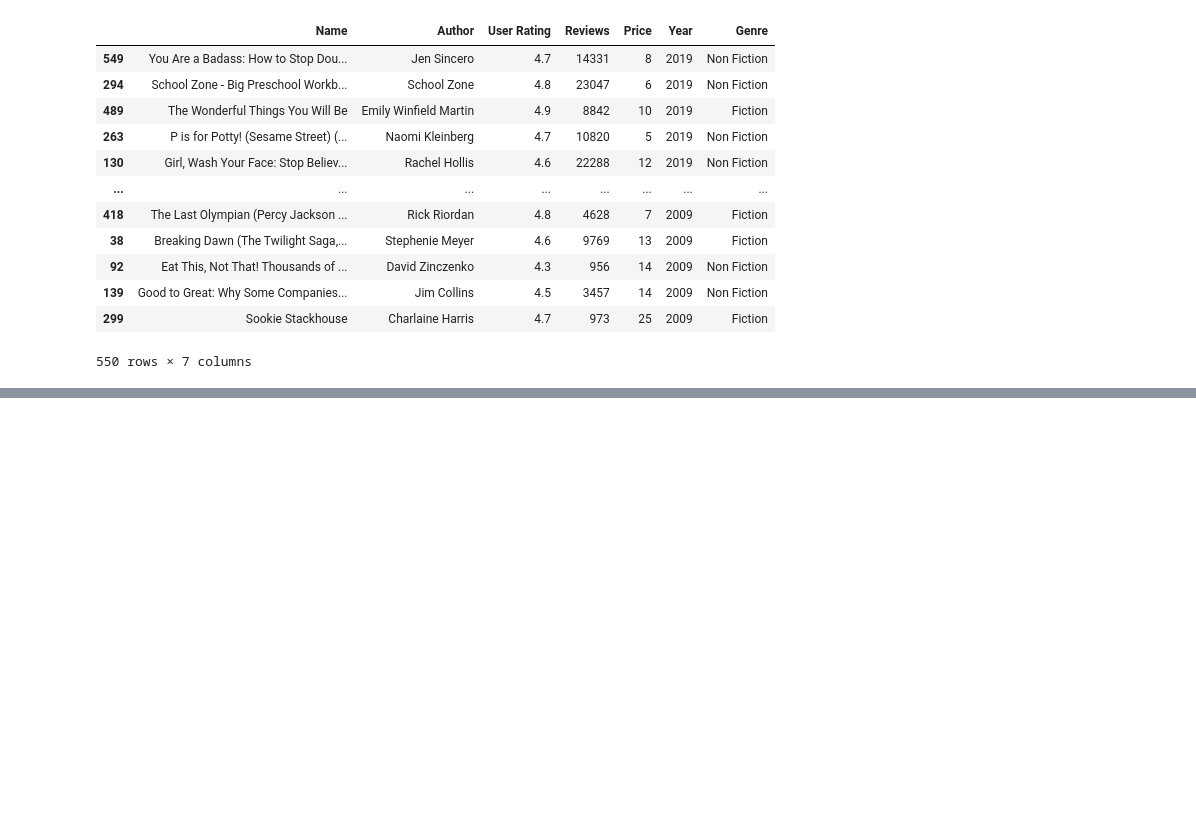
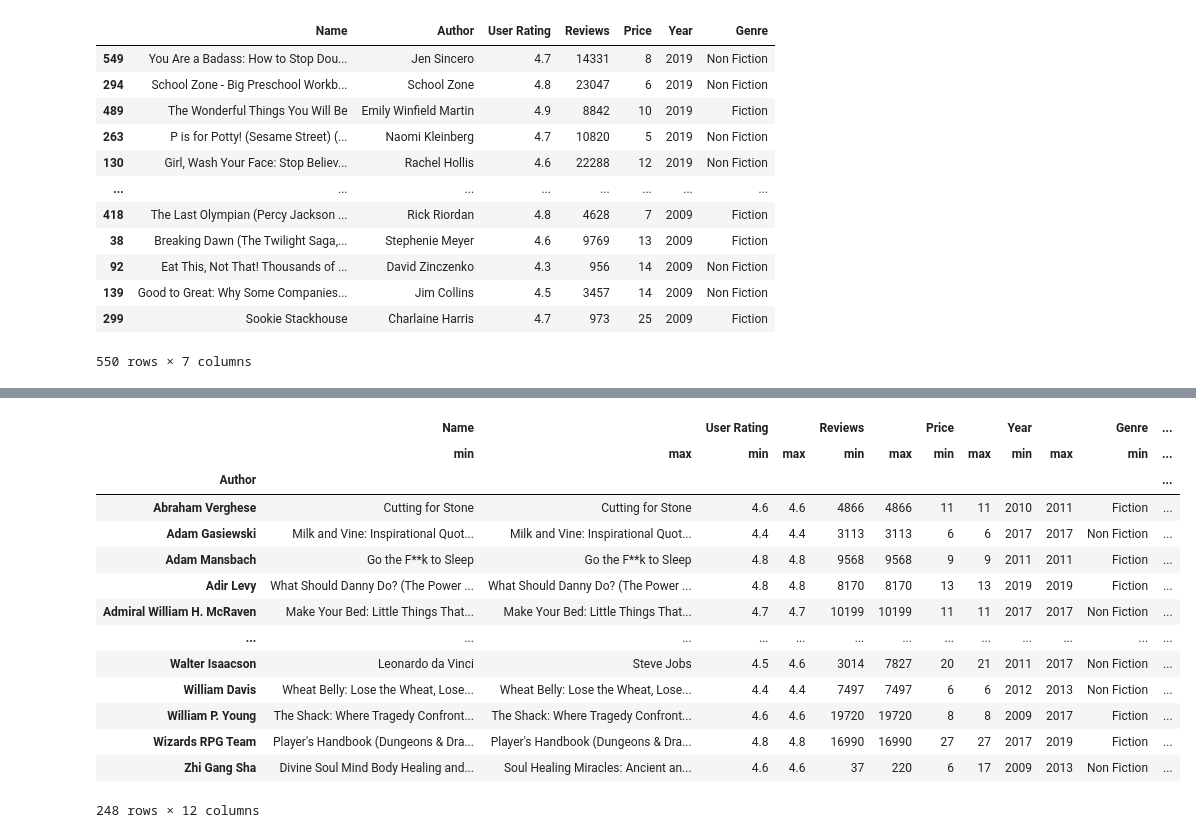
Before and after one commit to feracor/pandas_numpy, a Jupyter notebook: 5_funciones_pandas.ipynb, the cells around one changed output, grey strips where cells are left out. Saved outputs shown, nothing was run; the diff lists cells and outputs as text; code cells hidden in the pictures; blank space fills up the shorter version.

```diff
--- a/5_funciones_pandas.ipynb
+++ b/5_funciones_pandas.ipynb
@@ -169,0 +172,3 @@ df_books.sort_values('Year', ascending=False) # Ordena los registros por columna
+# %%
+df_books = pd.read_csv('/content/bestsellers with categories.csv')
+df_books.head(2)
@@ -169,0 +271,18 @@ df_books.sort_values('Year', ascending=False) # Ordena los registros por columna
+# %%
+df_books.groupby('Author').agg(['min','max']) #Agrupación por mínimo y máximo
+# %% [output]
+|  | Name |  | User Rating |  | Reviews |  | Price |  | Year |  | Genre | ... |
+|  | min | max | min | max | min | max | min | max | min | max | min | ... |
+| Author |  |  |  |  |  |  |  |  |  |  |  | ... |
+| Abraham Verghese | Cutting for Stone | Cutting for Stone | 4.6 | 4.6 | 4866 | 4866 | 11 | 11 | 2010 | 2011 | Fiction | ... |
+| Adam Gasiewski | Milk and Vine: Inspirational Quot... | Milk and Vine: Inspirational Quot... | 4.4 | 4.4 | 3113 | 3113 | 6 | 6 | 2017 | 2017 | Non Fiction | ... |
+| Adam Mansbach | Go the F**k to Sleep | Go the F**k to Sleep | 4.8 | 4.8 | 9568 | 9568 | 9 | 9 | 2011 | 2011 | Fiction | ... |
+| Adir Levy | What Should Danny Do? (The Power ... | What Should Danny Do? (The Power ... | 4.8 | 4.8 | 8170 | 8170 | 13 | 13 | 2019 | 2019 | Fiction | ... |
+| Admiral William H. McRaven | Make Your Bed: Little Things That... | Make Your Bed: Little Things That... | 4.7 | 4.7 | 10199 | 10199 | 11 | 11 | 2017 | 2017 | Non Fiction | ... |
+| ... | ... | ... | ... | ... | ... | ... | ... | ... | ... | ... | ... | ... |
+| Walter Isaacson | Leonardo da Vinci | Steve Jobs | 4.5 | 4.6 | 3014 | 7827 | 20 | 21 | 2011 | 2017 | Non Fiction | ... |
+| William Davis | Wheat Belly: Lose the Wheat, Lose... | Wheat Belly: Lose the Wheat, Lose... | 4.4 | 4.4 | 7497 | 7497 | 6 | 6 | 2012 | 2013 | Non Fiction | ... |
+| William P. Young | The Shack: Where Tragedy Confront... | The Shack: Where Tragedy Confront... | 4.6 | 4.6 | 19720 | 19720 | 8 | 8 | 2009 | 2017 | Fiction | ... |
+| Wizards RPG Team | Player's Handbook (Dungeons & Dra... | Player's Handbook (Dungeons & Dra... | 4.8 | 4.8 | 16990 | 16990 | 27 | 27 | 2017 | 2019 | Fiction | ... |
+| Zhi Gang Sha | Divine Soul Mind Body Healing and... | Soul Healing Miracles: Ancient an... | 4.6 | 4.6 | 37 | 220 | 6 | 17 | 2009 | 2013 | Non Fiction | ... |
+248 rows × 12 columns
```
Also changed, not shown: parts of 10 cells of this notebook.
